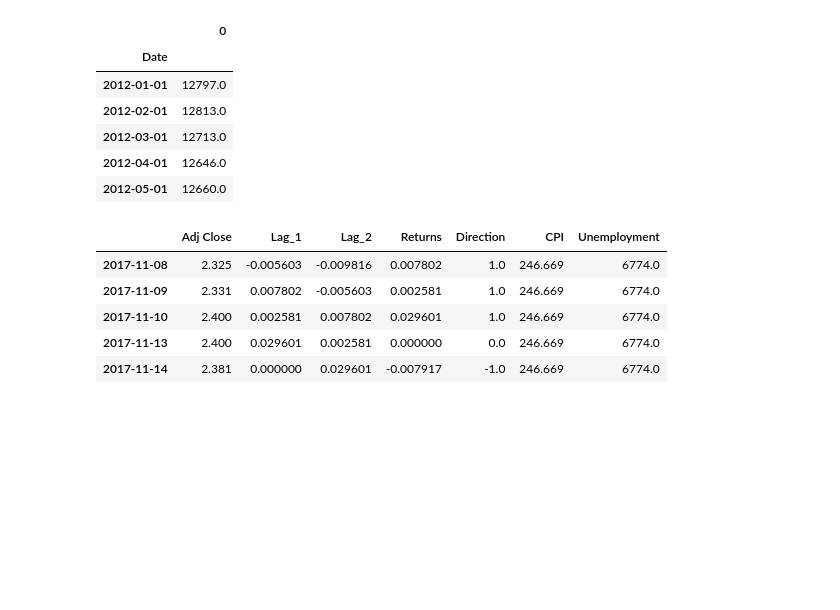
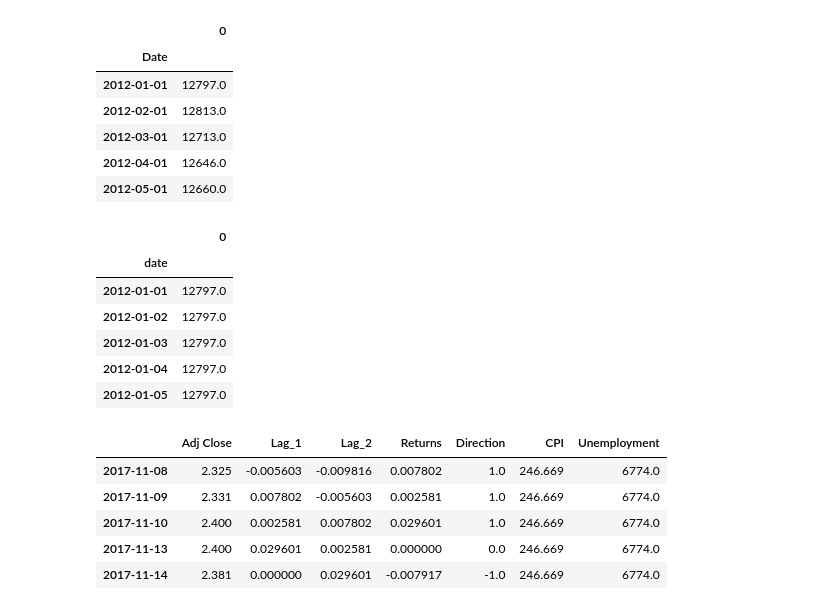
Before and after one commit to Mun-Min/Project_Two, a Jupyter notebook: ML Model Notebooks/treasury_10_year_cpi_LR_model.ipynb, the cells around one changed output. Saved outputs shown, nothing was run; the diff lists cells and outputs as text; code cells hidden in the pictures; blank space fills up the shorter version.

```diff
--- a/ML Model Notebooks/treasury_10_year_cpi_LR_model.ipynb
+++ b/ML Model Notebooks/treasury_10_year_cpi_LR_model.ipynb
@@ -180,14 +180,22 @@ unemployment_data.head()
 # %%
 # Transforming monthly CPI data into daily CPI variable
 
 start_date = cpi_data.index.min() - pd.DateOffset(day=1)
 end_date = cpi_data.index.max() + pd.DateOffset(day=31)
 
 dates = pd.date_range(start_date, end_date, freq='D')
 dates.name = 'date'
 unemployment_data = unemployment_data.reindex(dates, method='ffill')
 
-unemployment_data.to_csv('unemployment_data_reformatted.csv')
+unemployment_data.head()
+# %% [output]
+|  | 0 |
+| date |  |
+| 2012-01-01 | 12797.0 |
+| 2012-01-02 | 12797.0 |
+| 2012-01-03 | 12797.0 |
+| 2012-01-04 | 12797.0 |
+| 2012-01-05 | 12797.0 |
 # %%
 #ten_year_data['cpi'] = 0
 #
```
Also changed, not shown: parts of 9 cells of this notebook, 4 other files.
